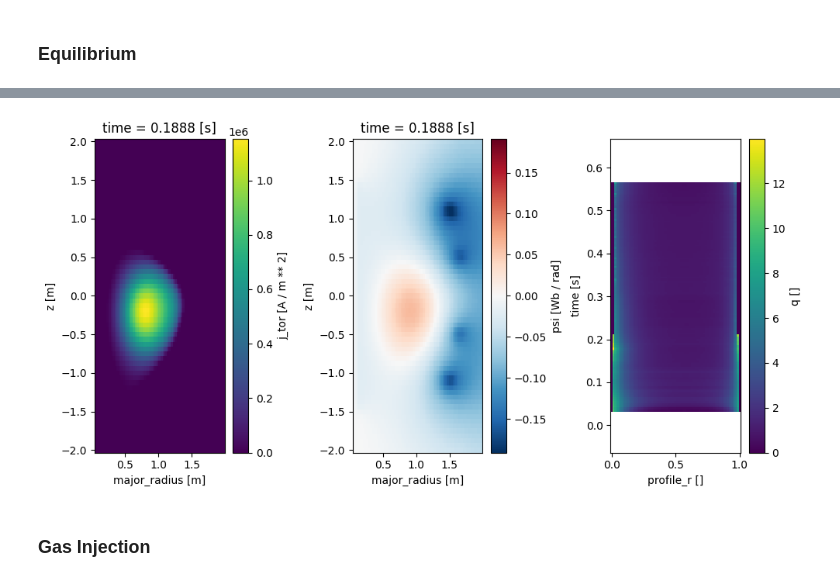
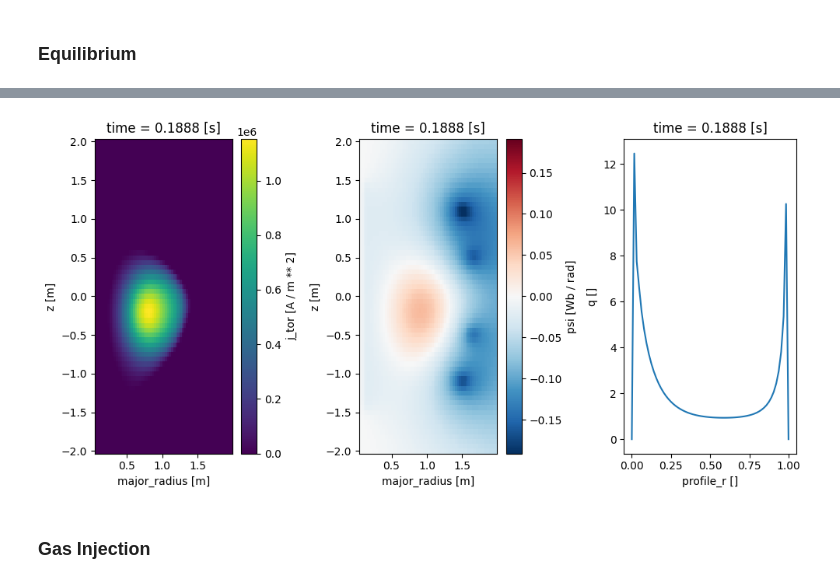
Before and after one commit to ukaea/fair-mast, a Jupyter notebook: src/api/static/_build/jupyter_execute/level2-data.ipynb, the cells around one changed output, grey strips where cells are left out. Drawn from its saved outputs; the diff is of its cells as text; code cells hidden in the pictures.

```diff
--- a/src/api/static/_build/jupyter_execute/level2-data.ipynb
+++ b/src/api/static/_build/jupyter_execute/level2-data.ipynb
@@ -55,18 +34,18 @@ shot_id = 30421
 endpoint_url = 'https://s3.echo.stfc.ac.uk'
 url = f's3://mast/level2/shots/{shot_id}.zarr'
 
-# Connect to remote S3 file system, with local file caching.
-fs = fsspec.filesystem(
-  **dict(
-    protocol='filecache',
-    target_protocol="s3",
-    cache_storage='.cache',
-    target_options=dict(anon=True, endpoint_url=endpoint_url)
-  )
+# Get a handle to the remote file
+store = zarr.storage.FsspecStore.from_url(
+    url,
+    storage_options=dict(
+        protocol='filecache',
+        target_protocol="s3",
+        cache_storage='.cache',
+        target_options=dict(
+            anon=True, endpoint_url=endpoint_url, asynchronous=True
+        )
+    )
 )
-
-# Get a handle to the remote file
-store = zarr.storage.FSStore(fs=fs, url=url)
 # %% [markdown]
 ### Summary Profiles
 
@@ -901,12 +413,12 @@ Data variables: (12/35)
 # %%
 fig, axes = plt.subplots(1, 3, figsize=(10, 5))
 
 profiles['j_tor'].isel(time=50).plot(ax=axes[0], x='major_radius')
 profiles['psi'].isel(time=50).plot(ax=axes[1], x='major_radius')
-profiles['q'].plot(ax=axes[2])
+profiles['q'].isel(time=50).plot(ax=axes[2])
 plt.tight_layout()
 # %% [output]
-[figure, old version]
+[figure, new version]
 # %% [markdown]
 ### Gas Injection
 # %%
```
Also changed, not shown: parts of 13 cells of this notebook, 49 other files.
